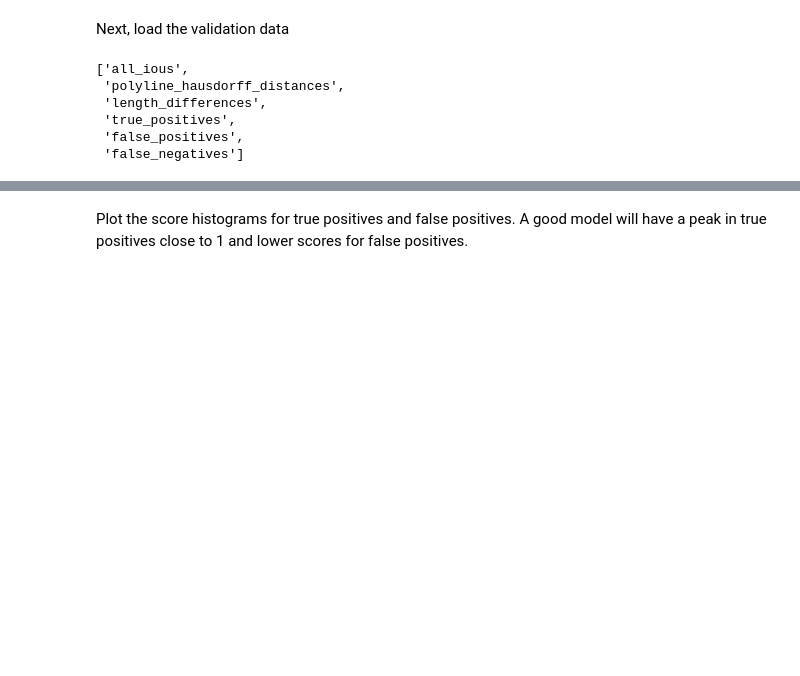
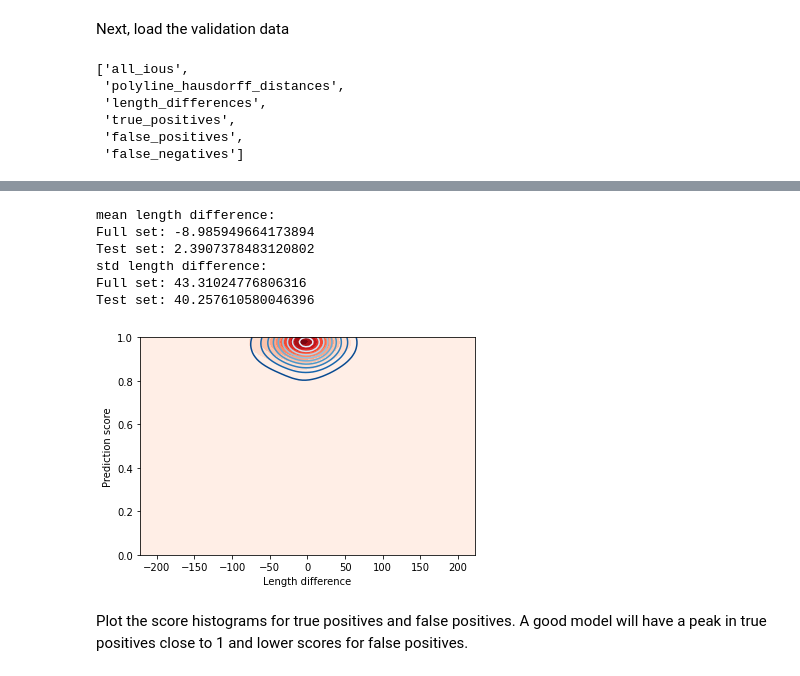
Before and after one commit to J-Wall/camfi, a Jupyter notebook: examples/annotation_evaluation.ipynb, the cells around one changed output, grey strips where cells are left out. Saved outputs shown, nothing was run; the diff lists cells and outputs as text; code cells hidden in the pictures; blank space fills up the shorter version.

```diff
--- a/examples/annotation_evaluation.ipynb
+++ b/examples/annotation_evaluation.ipynb
@@ -113,3 +147,66 @@ std length difference: 40.257610580046396
+# %%
+fig = plt.figure()
+
+ax = fig.add_subplot(
+    111,
+    xlabel="Length difference",
+    ylabel="Prediction score",
+)
+
+# All images
+l_diffs_all, l_diff_scores_all = zip(*validation_all["length_differences"])
+l_diffs_all = np.array(l_diffs_all)
+l_diff_scores_all = np.array(l_diff_scores_all)
+
+# Test set
+l_diffs, l_diff_scores = zip(*validation["length_differences"])
+l_diffs = np.array(l_diffs)
+l_diff_scores = np.array(l_diff_scores)
+
+max_l_diff = max(l_diffs_all.max(), l_diffs.max())
+
+l_diff_X, l_diff_Y = np.mgrid[-max_l_diff:max_l_diff:100j, 0.:1.:100j]
+l_diff_positions = np.vstack([l_diff_X.ravel(), l_diff_Y.ravel()])
+
+# All images
+l_diff_kernel_all = gaussian_kde(np.vstack([l_diffs_all, l_diff_scores_all]))
+l_diff_values_all = np.reshape(l_diff_kernel_all(l_diff_positions).T, l_diff_X.shape)
+
+p = ax.contourf(
+    l_diff_X,
+    l_diff_Y,
+    l_diff_values_all,
+    levels=10,
+    cmap="Reds",
+)
+
+# Test set
+l_diff_kernel = gaussian_kde(np.vstack([l_diffs, l_diff_scores]))
+l_diff_values = np.reshape(l_diff_kernel(l_diff_positions).T, l_diff_X.shape)
+
+p = ax.contour(
+    l_diff_X,
+    l_diff_Y,
+    l_diff_values,
+    levels=10,
+    cmap="Blues_r",
+)
+
+print("mean length difference:")
+print(f"Full set: {np.mean(l_diffs_all)}")
+print(f"Test set: {np.mean(l_diffs)}")
+
+print("std length difference:")
+print(f"Full set: {np.std(l_diffs_all)}")
+print(f"Test set: {np.std(l_diffs)}")
+# %% [output]
+mean length difference:
+Full set: -8.985949664173894
+Test set: 2.3907378483120802
+std length difference:
+Full set: 43.31024776806316
+Test set: 40.257610580046396
+[figure, added]
 # %% [markdown]
 Plot the score histograms for true positives and false positives. A good model will have a peak in true positives close to 1 and lower scores for false positives.
 # %%
```
Also changed, not shown: parts of 16 cells of this notebook, 2 other files.
